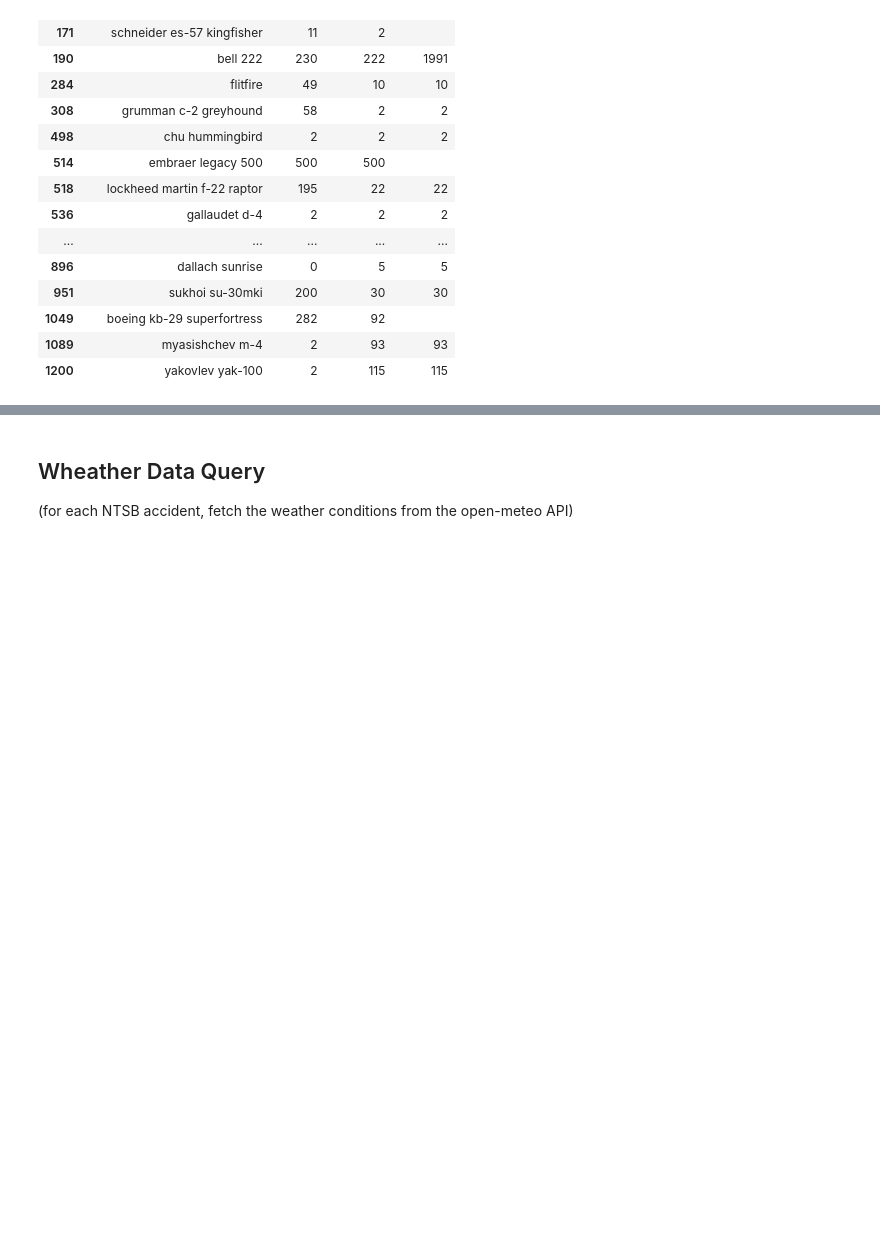
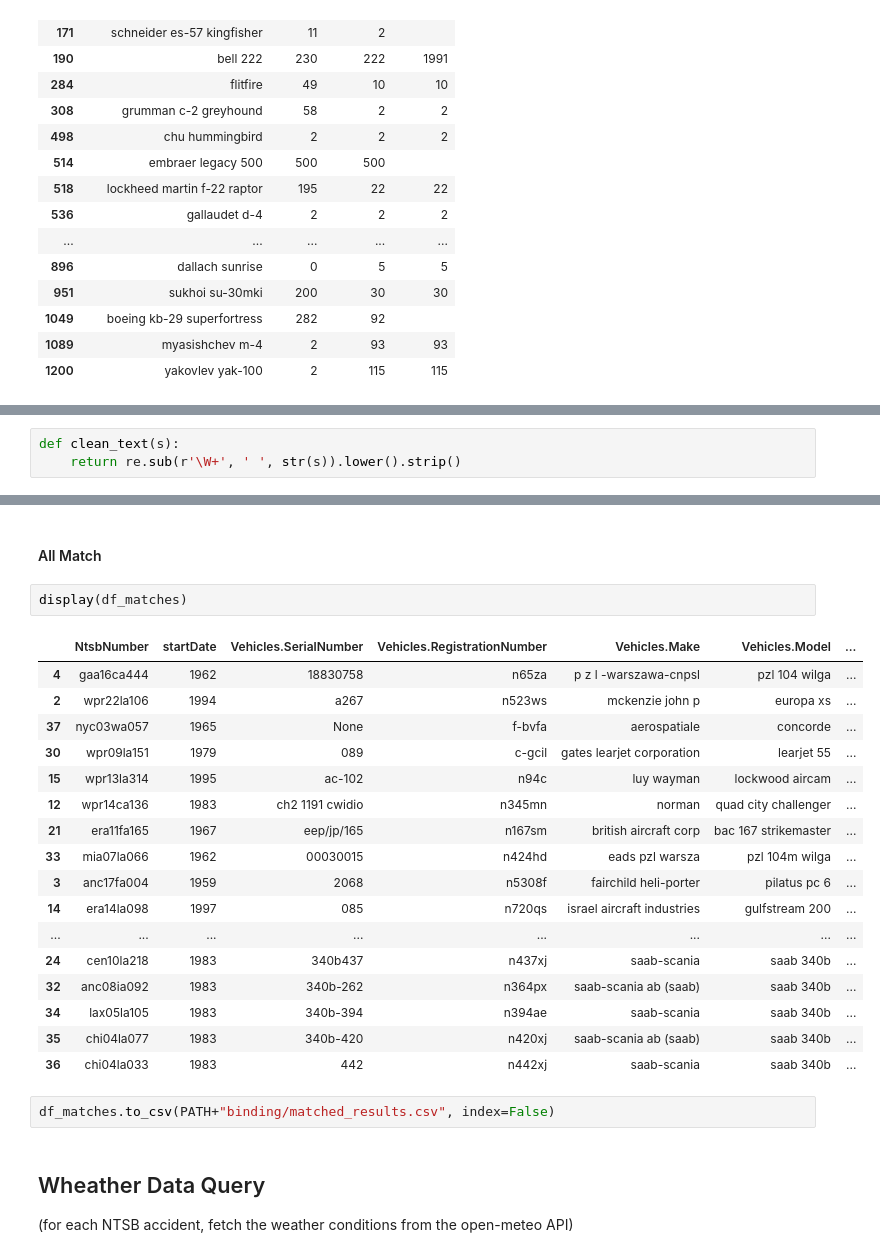
Before and after one commit to tratom/fcul-ipai-project, a Jupyter notebook: project.ipynb, the cells around one changed output, grey strips where cells are left out. Saved outputs shown, nothing was run; the diff lists cells and outputs as text; blank space fills up the shorter version.

Commit message:
added binding

```diff
--- a/project.ipynb
+++ b/project.ipynb
@@ -527,0 +600,3 @@ df_filtered.style.map(
+# %%
+def clean_text(s):
+    return re.sub(r'\W+', ' ', str(s)).lower().strip()
@@ -528,3 +703,27 @@ df_filtered.style.map(
+# %% [markdown]
+#### All Match
+# %%
+display(df_matches)
+# %% [output]
+|  | NtsbNumber | startDate | Vehicles.SerialNumber | Vehicles.RegistrationNumber | Vehicles.Make | Vehicles.Model | ... |
+| 4 | gaa16ca444 | 1962 | 18830758 | n65za | p z l -warszawa-cnpsl | pzl 104 wilga | ... |
+| 2 | wpr22la106 | 1994 | a267 | n523ws | mckenzie john p | europa xs | ... |
+| 37 | nyc03wa057 | 1965 | None | f-bvfa | aerospatiale | concorde | ... |
+| 30 | wpr09la151 | 1979 | 089 | c-gcil | gates learjet corporation | learjet 55 | ... |
+| 15 | wpr13la314 | 1995 | ac-102 | n94c | luy wayman | lockwood aircam | ... |
+| 12 | wpr14ca136 | 1983 | ch2 1191 cwidio | n345mn | norman | quad city challenger | ... |
+| 21 | era11fa165 | 1967 | eep/jp/165 | n167sm | british aircraft corp | bac 167 strikemaster | ... |
+| 33 | mia07la066 | 1962 | 00030015 | n424hd | eads pzl warsza | pzl 104m wilga | ... |
+| 3 | anc17fa004 | 1959 | 2068 | n5308f | fairchild heli-porter | pilatus pc 6 | ... |
+| 14 | era14la098 | 1997 | 085 | n720qs | israel aircraft industries | gulfstream 200 | ... |
+| ... | ... | ... | ... | ... | ... | ... | ... |
+| 24 | cen10la218 | 1983 | 340b437 | n437xj | saab-scania | saab 340b | ... |
+| 32 | anc08ia092 | 1983 | 340b-262 | n364px | saab-scania ab (saab) | saab 340b | ... |
+| 34 | lax05la105 | 1983 | 340b-394 | n394ae | saab-scania | saab 340b | ... |
+| 35 | chi04la077 | 1983 | 340b-420 | n420xj | saab-scania ab (saab) | saab 340b | ... |
+| 36 | chi04la033 | 1983 | 442 | n442xj | saab-scania | saab 340b | ... |
+# %%
+df_matches.to_csv(PATH+"binding/matched_results.csv", index=False)
 # %% [markdown]
 ## Wheather Data Query
 (for each NTSB accident, fetch the weather conditions from the open-meteo API)
```
Also changed, not shown: parts of 6 cells of this notebook, 1 other file.
